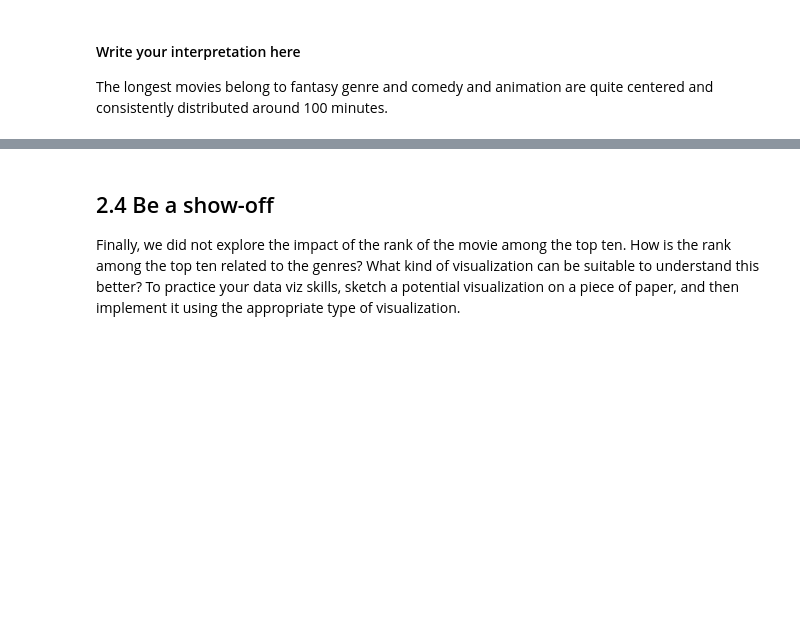
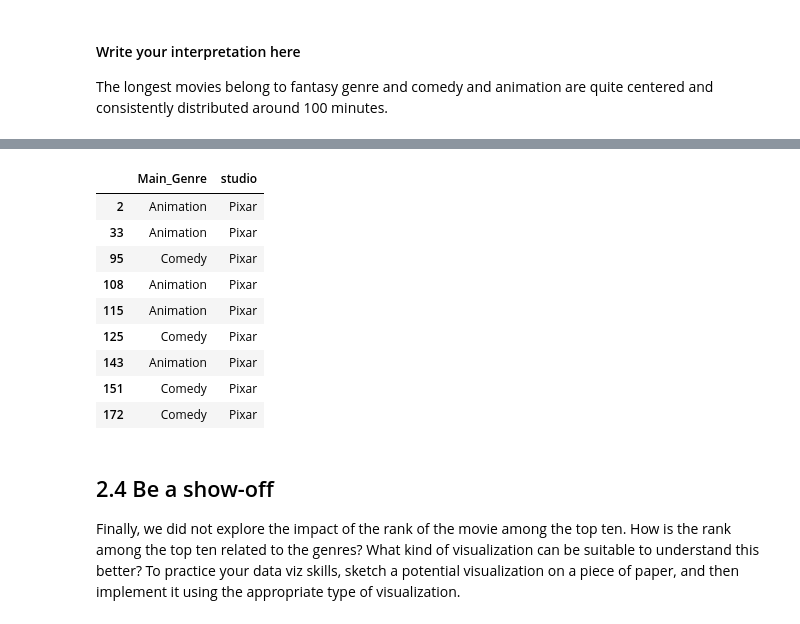
Before and after one commit to CamilleDelgrange/2022, a Jupyter notebook: Tutorials/02 - Data viz and data from the web/Becoming a DataVizard exercise.ipynb, the cells around one changed output, grey strips where cells are left out. Cells and saved outputs as stored; diff of their text form; code cells hidden in the pictures; blank space fills up the shorter version.

```diff
--- a/Tutorials/02 - Data viz and data from the web/Becoming a DataVizard exercise.ipynb
+++ b/Tutorials/02 - Data viz and data from the web/Becoming a DataVizard exercise.ipynb
@@ -382,3 +424,16 @@ The longest movies belong to fantasy genre and comedy and animation are quite ce
+# %%
+df[df['studio']=='Pixar']
+# %% [output]
+|  | Main_Genre | studio |
+| 2 | Animation | Pixar |
+| 33 | Animation | Pixar |
+| 95 | Comedy | Pixar |
+| 108 | Animation | Pixar |
+| 115 | Animation | Pixar |
+| 125 | Comedy | Pixar |
+| 143 | Animation | Pixar |
+| 151 | Comedy | Pixar |
+| 172 | Comedy | Pixar |
 # %%
 # Write your code to make the second heatmap here
 # %%
```
Also changed, not shown: parts of 5 cells of this notebook, 3 other files.
